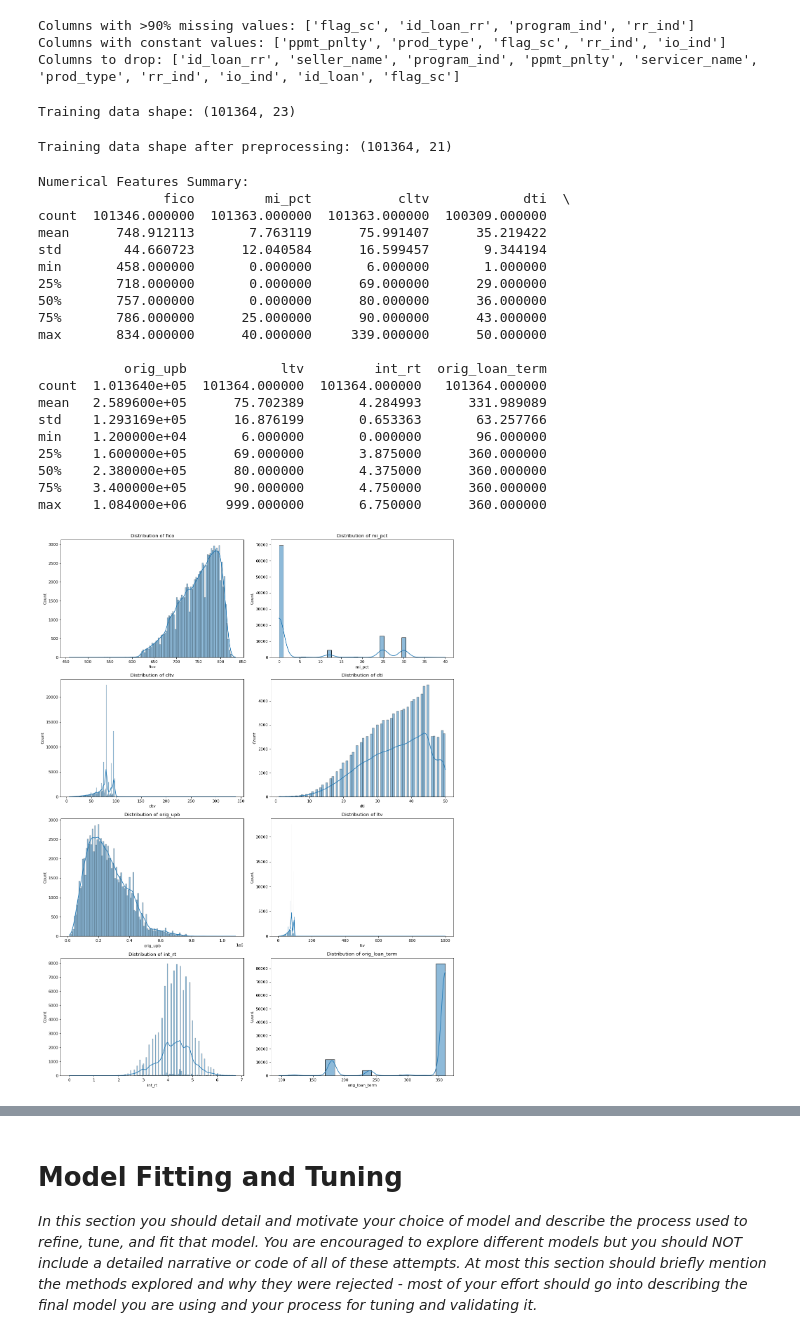
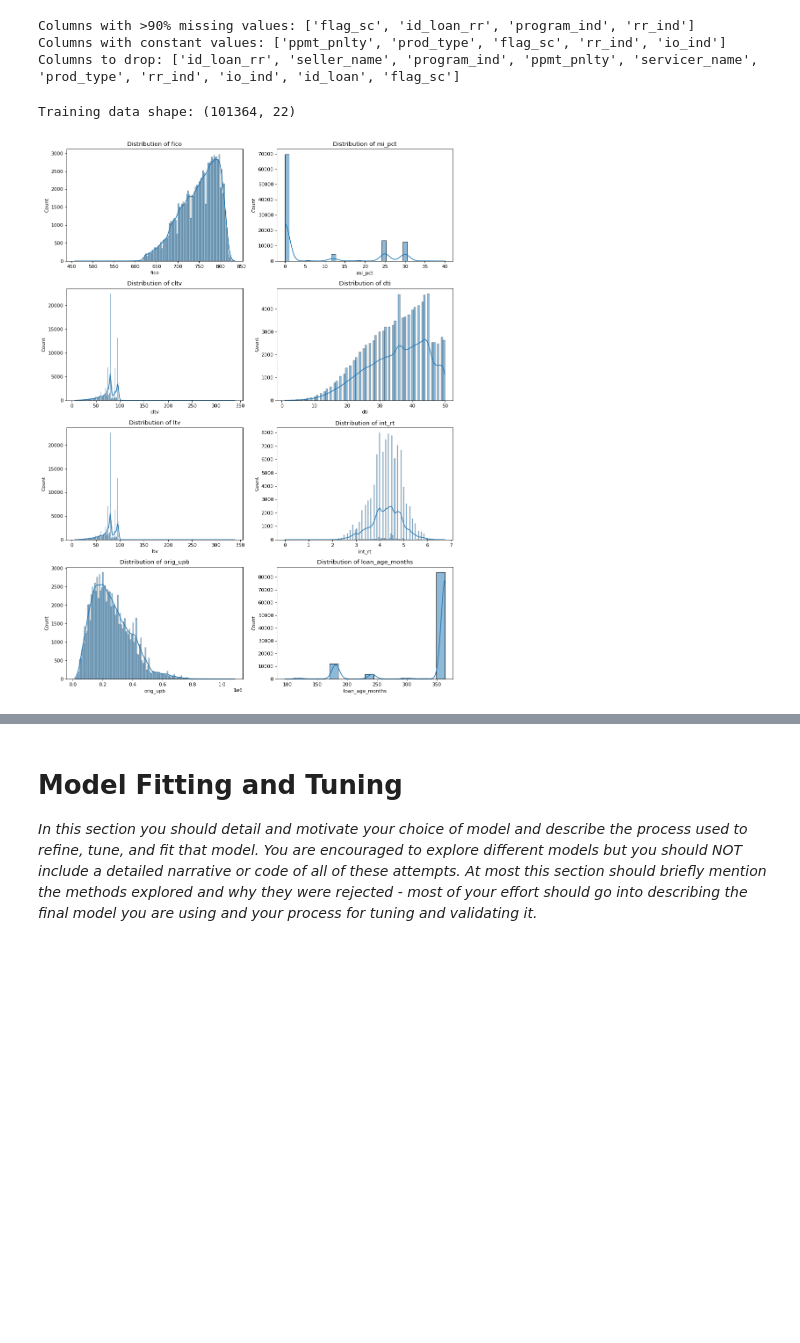
Before and after one commit to AwuoeZYC/Project_2, a Jupyter notebook: project2.ipynb, the cells around one changed output, grey strips where cells are left out. Drawn from its saved outputs; the diff is of its cells as text; code cells hidden in the pictures; blank space fills up the shorter version.

```diff
--- a/project2.ipynb
+++ b/project2.ipynb
@@ -183,12 +183,6 @@ X_train, X_test, y_train, y_test = train_test_split(
     stratify=y,  # Maintain class distribution
     random_state=42
 )
-
-# Combine training data for EDA
-train_df = pd.concat([X_train, y_train], axis=1)
-print("\nTraining data shape:", train_df.shape)
-# %% [output]
-Training data shape: (101364, 23)
 # %%
 # Example for numeric columns
 num_cols = ['fico', 'mi_pct', 'cltv', 'dti', 'ltv']
@@ -220,61 +214,31 @@ X_test['loan_age_months'] = (X_test['dt_matr'] - X_test['dt_first_pi']).dt.days
 X_train = X_train.drop(columns=['dt_first_pi', 'dt_matr'])
 X_test = X_test.drop(columns=['dt_first_pi', 'dt_matr'])
 
-print("\nTraining data shape after preprocessing:", X_train.shape)
+# Combine training data for EDA
+train_df = pd.concat([X_train, y_train], axis=1)
+print("\nTraining data shape:", train_df.shape)
 # %% [output]
-Training data shape after preprocessing: (101364, 21)
+Training data shape: (101364, 22)
 # %%
-# ## 5. Exploratory Data Analysis
+# ## 5. Exploratory Data Analysis (EDA)
 
-# ### 5.1 Numerical Features Analysis
+# ### 5.2 Numerical Features Analysis
+num_cols = ['fico', 'mi_pct', 'cltv', 'dti', 'ltv', 'int_rt', 'orig_upb', 'loan_age_months']
 
-# Select key numerical features
-num_cols = ['fico', 'mi_pct', 'cltv', 'dti', 'orig_upb', 'ltv', 'int_rt', 'orig_loan_term']
-train_num = train_df[num_cols]
-
-# Summary statistics
-print("Numerical Features Summary:")
-print(train_num.describe())
-
-# Plot distributions
-fig, axes = plt.subplots(4, 2, figsize=(15, 20))
-axes = axes.flatten()
-
+# Distributions
+fig, axes = plt.subplots(4, 2, figsize=(12, 16))
 for i, col in enumerate(num_cols):
-    sns.histplot(data=train_num, x=col, ax=axes[i], kde=True)
-    axes[i].set_title(f'Distribution of {col}')
+    sns.histplot(train_df[col], ax=axes[i//2, i%2], kde=True)
+    axes[i//2, i%2].set_title(f'Distribution of {col}')
 plt.tight_layout()
 plt.show()
 
-# Boxplots vs. target
-fig, axes = plt.subplots(4, 2, figsize=(15, 20))
-axes = axes.flatten()
-
+# Relationships with Target
+fig, axes = plt.subplots(4, 2, figsize=(12, 16))
 for i, col in enumerate(num_cols):
-    sns.boxplot(data=train_df, x='loan_status', y=col, ax=axes[i],
-                order=['prepaid', 'default'])
-    axes[i].set_title(f'{col} by Loan Status')
+    sns.boxplot(x='loan_status', y=col, data=train_df, ax=axes[i//2, i%2])
+    axes[i//2, i%2].set_title(f'{col} vs Loan Status')
 plt.tight_layout()
 plt.show()
 # %% [output]
-Numerical Features Summary:
-                fico         mi_pct           cltv            dti  \
-count  101346.000000  101363.000000  101363.000000  100309.000000
-mean      748.912113       7.763119      75.991407      35.219422
-std        44.660723      12.040584      16.599457       9.344194
-min       458.000000       0.000000       6.000000       1.000000
-25%       718.000000       0.000000      69.000000      29.000000
-50%       757.000000       0.000000      80.000000      36.000000
-75%       786.000000      25.000000      90.000000      43.000000
-max       834.000000      40.000000     339.000000      50.000000
-
-           orig_upb            ltv         int_rt  orig_loan_term
-count  1.013640e+05  101364.000000  101364.000000   101364.000000
-mean   2.589600e+05      75.702389       4.284993      331.989089
-std    1.293169e+05      16.876199       0.653363       63.257766
-min    1.200000e+04       6.000000       0.000000       96.000000
-25%    1.600000e+05      69.000000       3.875000      360.000000
-50%    2.380000e+05      80.000000       4.375000      360.000000
-75%    3.400000e+05      90.000000       4.750000      360.000000
-max    1.084000e+06     999.000000       6.750000      360.000000
-[figure, old version]
+[figure, new version]
```
Also changed, not shown: parts of 8 cells of this notebook.
